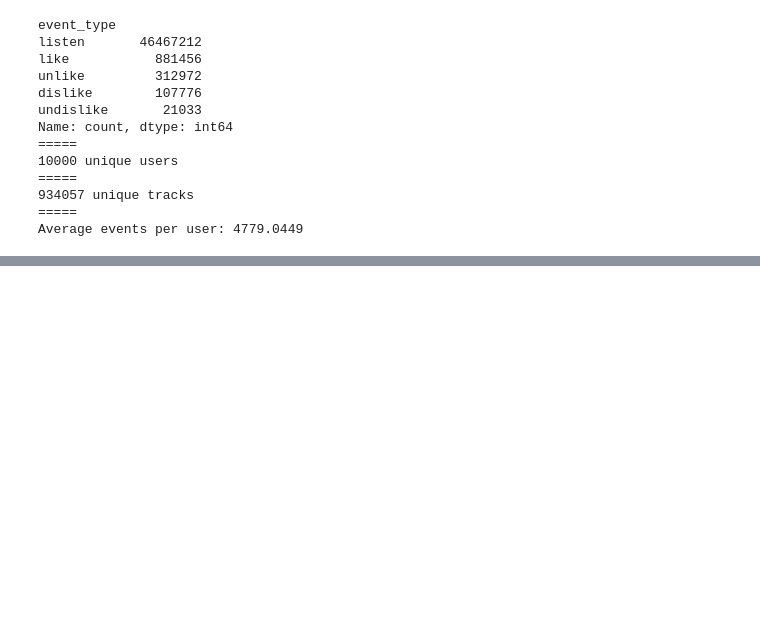
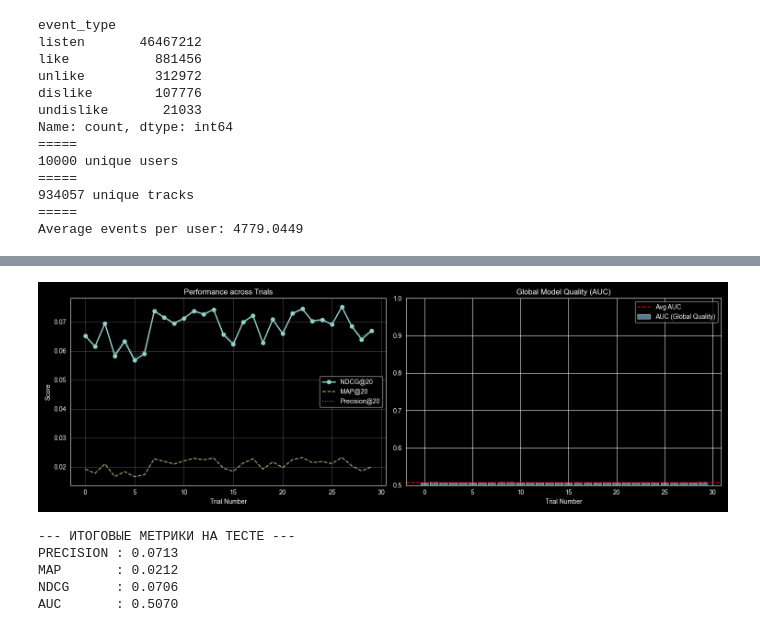
Before and after one commit to Mangust1333/ML-recommendation-system-project, a Jupyter notebook: sample.ipynb, the cells around one changed output, grey strips where cells are left out. Drawn from its saved outputs; the diff is of its cells as text; code cells hidden in the pictures; blank space fills up the shorter version.

```diff
--- a/sample.ipynb
+++ b/sample.ipynb
@@ -627,0 +302,57 @@ plt.show()
+# %%
+def plot_als_metrics(study):
+    trials = study.trials
+    valid_trials = [t for t in trials if t.value is not None]
+
+    ndcgs = [t.value for t in valid_trials]
+    maps = [t.user_attrs['map'] for t in valid_trials]
+    aucs = [t.user_attrs['auc'] for t in valid_trials]
+    precisions = [t.user_attrs['precision'] for t in valid_trials]
+
+    plt.figure(figsize=(15, 5))
+
+    plt.subplot(1, 2, 1)
+    x = range(len(valid_trials))
+    plt.plot(x, ndcgs, label='NDCG@20', marker='o', linewidth=2)
+    plt.plot(x, maps, label='MAP@20', linestyle='--', alpha=0.7)
+    plt.plot(x, precisions, label='Precision@20', linestyle=':', alpha=0.7)
+    plt.title('Performance across Trials')
+    plt.xlabel('Trial Number')
+    plt.ylabel('Score')
+    plt.legend()
+    plt.grid(True, alpha=0.3)
+
+    plt.subplot(1, 2, 2)
+    plt.bar(x, aucs, color='skyblue', alpha=0.6, label='AUC (Global Quality)')
+    plt.axhline(y=np.mean(aucs), color='red', linestyle='--', label='Avg AUC')
+    plt.title('Global Model Quality (AUC)')
+    plt.xlabel('Trial Number')
+    plt.ylim(0.5, 1.0)
+    plt.legend()
+
+    plt.tight_layout()
+    plt.show()
+
+plot_als_metrics(study)
+# %% [output]
+[figure, added]
+# %%
+final_als_train_matrix = train_matrix + val_matrix
+
+best_als_params = study.best_params
+final_als_model = AlternatingLeastSquares(**best_als_params,
+                                          iterations=30,
+                                          random_state=42)
+final_als_model.fit(final_als_train_matrix * best_als_params['alpha'])
+
+final_als_results = ranking_metrics_at_k(final_als_model, final_als_train_matrix, test_matrix, 20, show_progress=True)
+
+print("\n--- ИТОГОВЫЕ МЕТРИКИ НА ТЕСТЕ ---")
+for m, val in final_als_results.items():
+    print(f"{m.upper():<10}: {val:.4f}")
+# %% [output]
+--- ИТОГОВЫЕ МЕТРИКИ НА ТЕСТЕ ---
+PRECISION : 0.0713
+MAP       : 0.0212
+NDCG      : 0.0706
+AUC       : 0.5070
```
Also changed, not shown: parts of 83 cells of this notebook, 2 other files.
